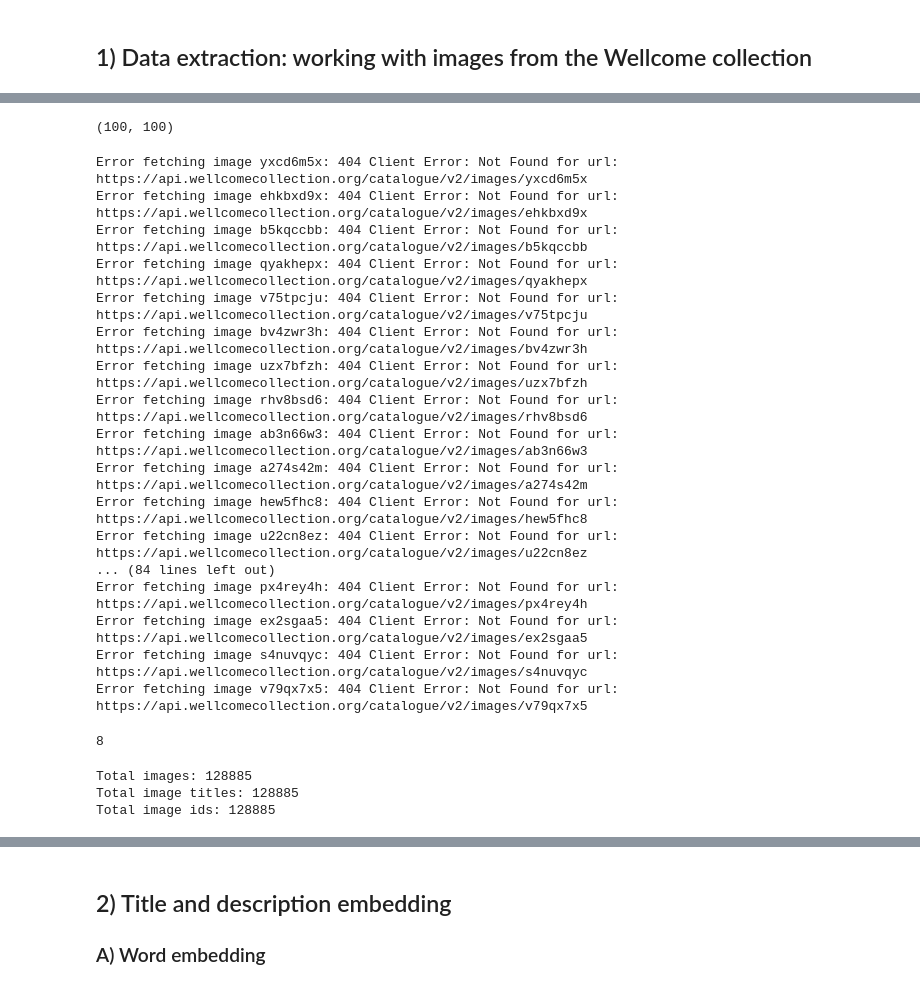
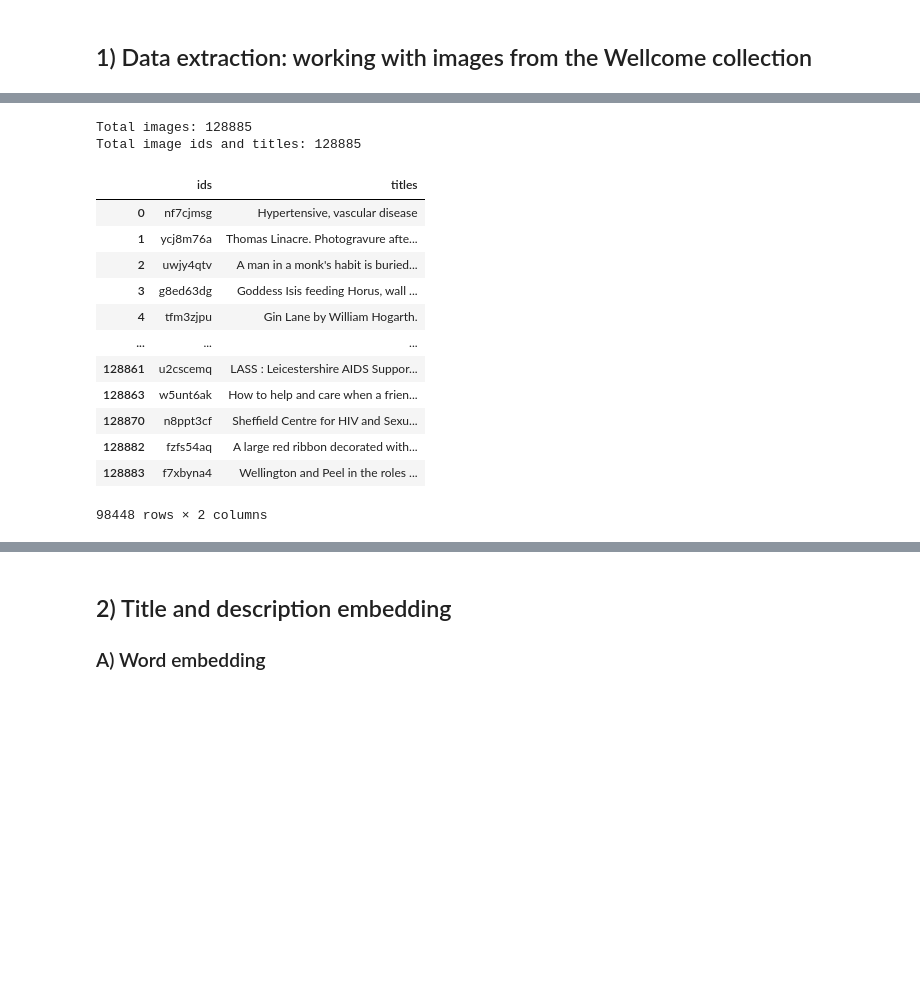
Before and after one commit to npfrei/WellcomeCDS, a Jupyter notebook: src/notebooks/embedding.ipynb, the cells around one changed output, grey strips where cells are left out. Cells and saved outputs as stored; diff of their text form; code cells hidden in the pictures; blank space fills up the shorter version.

```diff
--- a/src/notebooks/embedding.ipynb
+++ b/src/notebooks/embedding.ipynb
@@ -58,35 +18,0 @@ image_ids = [img["source"]["id"] for img in WellcomeColl]
-# %%
-len(image_titles), len(image_ids)
-# %% [output]
-(100, 100)
-# %%
-# runs approx 30 sec
-corresponding_works = []
-image_descrs = []
-for img_id in image_ids:
-    try:
-        work = fetch_specific_work(img_id)
-        corresponding_works.append(work)
-        fetch_specific_image(img_id)
-    except Exception as e:
-        print(f"Error fetching image {img_id}: {e}")
-len(work)
-# %% [output]
-Error fetching image yxcd6m5x: 404 Client Error: Not Found for url: https://api.wellcomecollection.org/catalogue/v2/images/yxcd6m5x
-Error fetching image ehkbxd9x: 404 Client Error: Not Found for url: https://api.wellcomecollection.org/catalogue/v2/images/ehkbxd9x
-Error fetching image b5kqccbb: 404 Client Error: Not Found for url: https://api.wellcomecollection.org/catalogue/v2/images/b5kqccbb
-Error fetching image qyakhepx: 404 Client Error: Not Found for url: https://api.wellcomecollection.org/catalogue/v2/images/qyakhepx
-Error fetching image v75tpcju: 404 Client Error: Not Found for url: https://api.wellcomecollection.org/catalogue/v2/images/v75tpcju
-Error fetching image bv4zwr3h: 404 Client Error: Not Found for url: https://api.wellcomecollection.org/catalogue/v2/images/bv4zwr3h
-Error fetching image uzx7bfzh: 404 Client Error: Not Found for url: https://api.wellcomecollection.org/catalogue/v2/images/uzx7bfzh
-Error fetching image rhv8bsd6: 404 Client Error: Not Found for url: https://api.wellcomecollection.org/catalogue/v2/images/rhv8bsd6
-Error fetching image ab3n66w3: 404 Client Error: Not Found for url: https://api.wellcomecollection.org/catalogue/v2/images/ab3n66w3
-Error fetching image a274s42m: 404 Client Error: Not Found for url: https://api.wellcomecollection.org/catalogue/v2/images/a274s42m
-Error fetching image hew5fhc8: 404 Client Error: Not Found for url: https://api.wellcomecollection.org/catalogue/v2/images/hew5fhc8
-Error fetching image u22cn8ez: 404 Client Error: Not Found for url: https://api.wellcomecollection.org/catalogue/v2/images/u22cn8ez
-... (84 lines left out)
-Error fetching image px4rey4h: 404 Client Error: Not Found for url: https://api.wellcomecollection.org/catalogue/v2/images/px4rey4h
-Error fetching image ex2sgaa5: 404 Client Error: Not Found for url: https://api.wellcomecollection.org/catalogue/v2/images/ex2sgaa5
-Error fetching image s4nuvqyc: 404 Client Error: Not Found for url: https://api.wellcomecollection.org/catalogue/v2/images/s4nuvqyc
-Error fetching image v79qx7x5: 404 Client Error: Not Found for url: https://api.wellcomecollection.org/catalogue/v2/images/v79qx7x5
-8
@@ -141,23 +61,43 @@ if not unzipped_path.exists():
 # %%
 # Opening the entire archive won't fit into memory: read 1 line at a time
 
-total_images = []
+total_metadata_images = []
+image_ids = []
 image_titles = []
-image_ids = []
 
 with open(unzipped_path, "r", encoding="utf-8") as f:
-
     for line in f:
         record = json.loads(line)
-        total_images.append(record)
+        total_metadata_images.append(record)
+        image_ids.append(record["source"]['id'])
         image_titles.append(record["source"]['title'])
-        image_ids.append(record["source"]['id'])
 
-print(f"Total images: {len(total_images)}")
-print(f"Total image titles: {len(image_titles)}")
-print(f"Total image ids: {len(image_ids)}")
+images_id_title = pd.DataFrame({
+    "ids": image_ids,
+    "titles": image_titles
+})
+
+print(f"Total images: {len(total_metadata_images)}")
+print(f"Total image ids and titles: {len(images_id_title)}")
 # %% [output]
 Total images: 128885
-Total image titles: 128885
-Total image ids: 128885
+Total image ids and titles: 128885
+# %%
+# Removing duplicates
+images_id_title = images_id_title.drop_duplicates(subset=["ids"])
+images_id_title
+# %% [output]
+|  | ids | titles |
+| 0 | nf7cjmsg | Hypertensive, vascular disease |
+| 1 | ycj8m76a | Thomas Linacre. Photogravure afte... |
+| 2 | uwjy4qtv | A man in a monk's habit is buried... |
+| 3 | g8ed63dg | Goddess Isis feeding Horus, wall ... |
+| 4 | tfm3zjpu | Gin Lane by William Hogarth. |
+| ... | ... | ... |
+| 128861 | u2cscemq | LASS : Leicestershire AIDS Suppor... |
+| 128863 | w5unt6ak | How to help and care when a frien... |
+| 128870 | n8ppt3cf | Sheffield Centre for HIV and Sexu... |
+| 128882 | fzfs54aq | A large red ribbon decorated with... |
+| 128883 | f7xbyna4 | Wellington and Peel in the roles ... |
+98448 rows × 2 columns
 # %%
```
Also changed, not shown: parts of 25 cells of this notebook, 5 other files.
